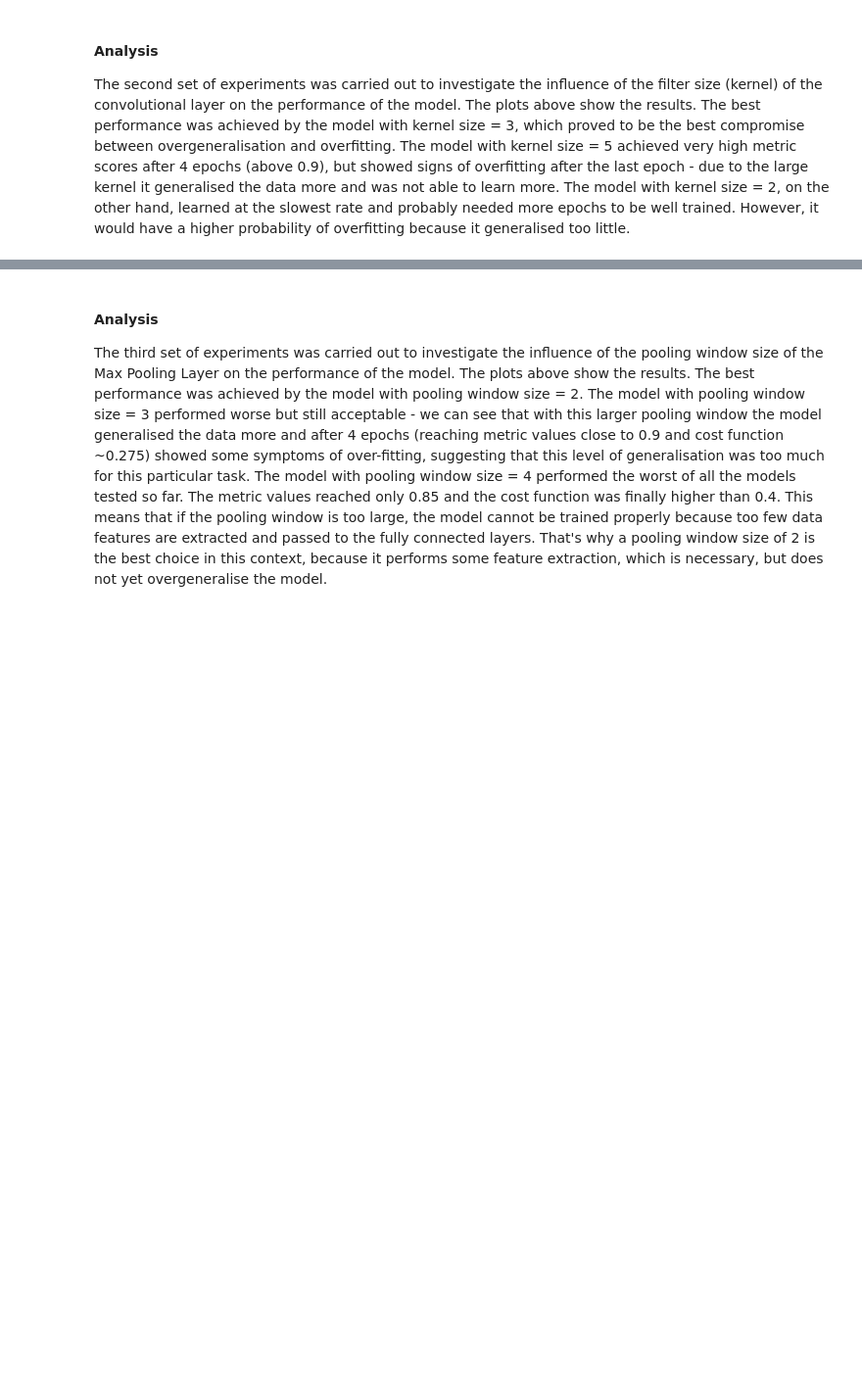
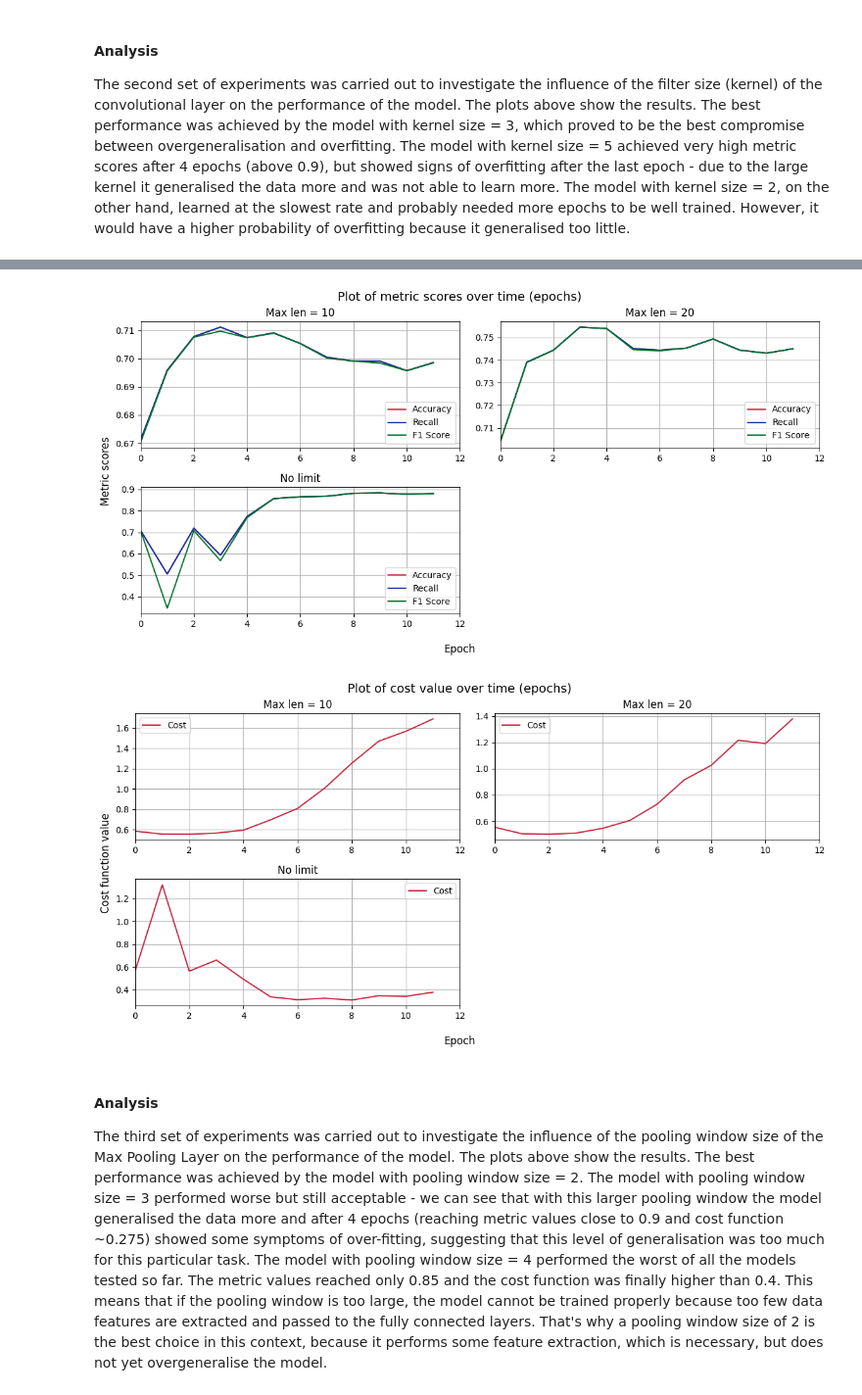
Before and after one commit to Krisenberg/neural-networks, a Jupyter notebook: src/lab_7/recurrent_nn.ipynb, the cells around one changed output, grey strips where cells are left out. Shown at 98% size. Cells and saved outputs as stored; diff of their text form; code cells hidden in the pictures; blank space fills up the shorter version.

```diff
--- a/src/lab_7/recurrent_nn.ipynb
+++ b/src/lab_7/recurrent_nn.ipynb
@@ -793,3 +840,41 @@ compare_plots(results_with_titles, cost=True)
+# %%
+results_1 = filter_results(
+    vocabulary_size=10000,
+    rnn_type=RNNType.LSTM,
+    hidden_dim=128,
+    max_seq_len=10,
+    embedding_dim=64,
+    bidirectional=True
+)
+results_2 = filter_results(
+    vocabulary_size=10000,
+    rnn_type=RNNType.LSTM,
+    hidden_dim=128,
+    max_seq_len=20,
+    embedding_dim=64,
+    bidirectional=True
+)
+results_3 = filter_results(
+    vocabulary_size=10000,
+    rnn_type=RNNType.LSTM,
+    hidden_dim=128,
+    max_seq_len=None,
+    embedding_dim=64,
+    bidirectional=True
+)
+
+
+results_with_titles = [
+    (results_1.results, "Max len = 10"),
+    (results_2.results, "Max len = 20"),
+    (results_3.results, "No limit"),
+]
+
+compare_plots(results_with_titles)
+compare_plots(results_with_titles, cost=True)
+# %% [output]
+[figure, added]
+[figure, added]
 # %% [markdown]
 #### Analysis
 The third set of experiments was carried out to investigate the influence of the pooling window size of the Max Pooling Layer on the performance of the model. The plots above show the results. The best performance was achieved by the model with pooling window size = 2. The model with pooling window size = 3 performed worse but still acceptable - we can see that with this larger pooling window the model generalised the data more and after 4 epochs (reaching metric values close to 0.9 and cost function ~0.275) showed some symptoms of over-fitting, suggesting that this level of generalisation was too much for this particular task. The model with pooling window size = 4 performed the worst of all the models tested so far. The metric values reached only 0.85 and the cost function was finally higher than 0.4. This means that if the pooling window is too large, the model cannot be trained properly because too few data features are extracted and passed to the fully connected layers. That's why a pooling window size of 2 is the best choice in this context, because it performs some feature extraction, which is necessary, but does not yet overgeneralise the model.
```
Also changed, not shown: parts of 14 cells of this notebook, 1 other file.
